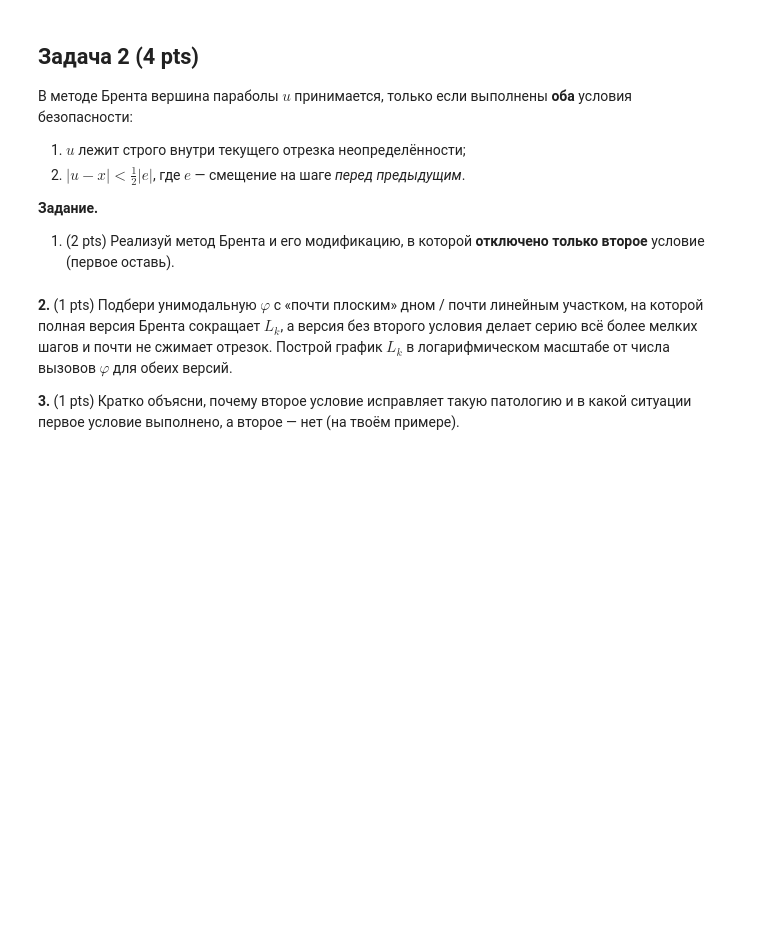
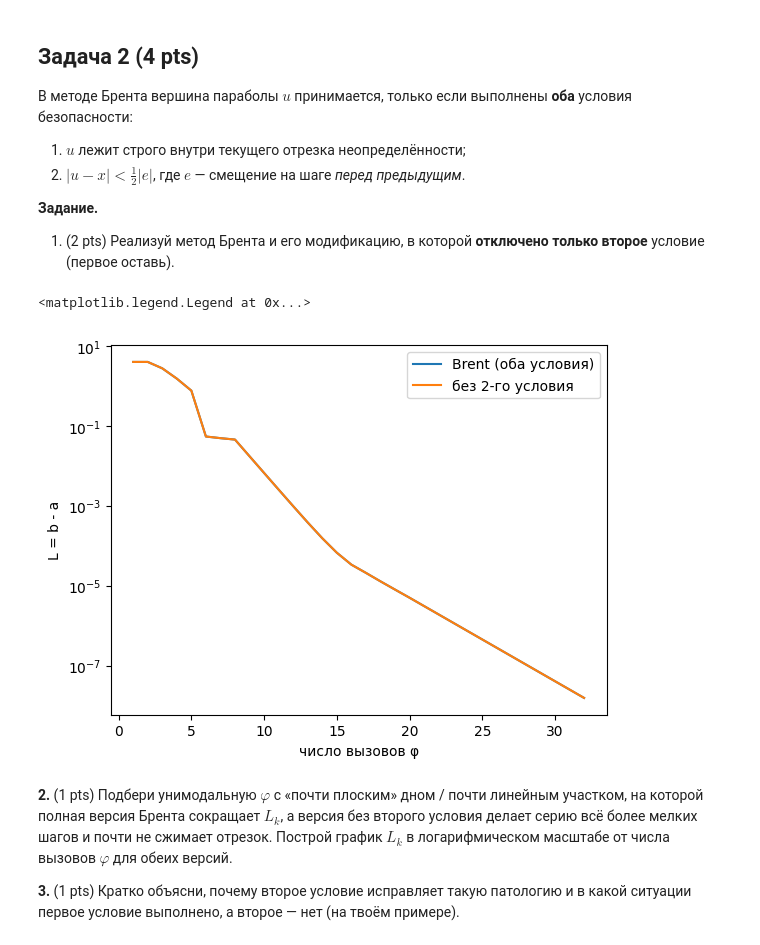
Before and after one commit to dchurikov1983/msc-methods-optimization-autumn-2026, a Jupyter notebook: Неделя 2 Матричное дифференцирование и одномерная оптимизация/Неделя 2_Методы оптимизации_ДЗ done.ipynb, the cells around one changed output. Cells and saved outputs as stored; diff of their text form; code cells hidden in the pictures; blank space fills up the shorter version.

Commit message:
added brent task

```diff
--- a/Неделя 2 Матричное дифференцирование и одномерная оптимизация/Неделя 2_Методы оптимизации_ДЗ done.ipynb
+++ b/Неделя 2 Матричное дифференцирование и одномерная оптимизация/Неделя 2_Методы оптимизации_ДЗ done.ipynb
@@ -73,7 +88,19 @@ def parabolic_vertex(v, fv, w, fw, x, fx):
     # Подсказка: используй ту же формулу, что на слайдах (через x как опорную точку),
     # либо u = -b/(2a) для p(t) = a t^2 + b t + c
     # TODO: реализуй
-    raise NotImplementedError
+    # Проверка на совпадение точек по абсциссе
+    if np.isclose(x, v) or np.isclose(x, w) or np.isclose(v, w):
+        return None
+
+    # Численно устойчивая схема интерполяции относительно x
+    p = (x - v) ** 2 * (fx - fw) - (x - w) ** 2 * (fx - fv)
+    q = 2 * ((x - v) * (fx - fw) - (x - w) * (fx - fv))
+
+    if np.isclose(q, 0.0):
+        return None
+
+    u = x - p / q
+    return u
 
 
 def brent(phi, a, b, eps=1e-8, use_second_safety=True, max_evals=10_000):
@@ -114,40 +141,75 @@ def brent(phi, a, b, eps=1e-8, use_second_safety=True, max_evals=10_000):
     d = 0.0  # последнее смещение
 
     while (b - a) > eps and n_evals < max_evals:
         # 1) кандидат параболы
         u = parabolic_vertex(v, fv, w, fw, x, fx)
 
         # 2) условия
         accept_parabola = (
             u is not None
             and (a < u < b)
             # TODO: второе условие — учитывай флаг use_second_safety
+            # Если флаг выключен, правая часть `or` даже не проверяется
+            and (not use_second_safety or abs(u - x) < 0.5 * abs(e))
         )
 
         if accept_parabola:
             pass  # u уже задан
         else:
             # шаг золотого сечения в большую половину
             # TODO
-            raise NotImplementedError("golden-section fallback")
+            tau = (np.sqrt(5) - 1) / 2
+            if x >= 0.5 * (a + b):
+                u = x - (tau**2) * (x - a)
+            else:
+                u = x + (tau**2) * (b - x)
+            #raise NotImplementedError("golden-section fallback")
 
         # 3) обновить историю смещений и вычислить phi(u)
         e, d = d, u - x
         fu = eval_phi(u)
 
         # 4) обновить [a, b] и точки v, w, x (x — лучшая)
         # TODO: сохрани отрезок, в котором находится минимум, и упорядочи v, w, x по значениям phi
-        raise NotImplementedError("bracket / (v, w, x) update")
+        if u < x:
+            if fu <= fx:
+                b = x
+                v, fv = w, fw
+                w, fw = x, fx
+                x, fx = u, fu
+            else:
+                a = u
+                if fu <= fw or np.isclose(w, x):
+                    v, fv = w, fw
+                    w, fw = u, fu
+                elif fu <= fv or np.isclose(v, x) or np.isclose(v, w):
+                    v, fv = u, fu
+        else:  # u >= x
+            if fu <= fx:
+                a = x
+                v, fv = w, fw
+                w, fw = x, fx
+                x, fx = u, fu
+            else:
+                b = u
+                if fu <= fw or np.isclose(w, x):
+                    v, fv = w, fw
+                    w, fw = u, fu
+                elif fu <= fv or np.isclose(v, x) or np.isclose(v, w):
+                    v, fv = u, fu
 
     return x, n_evals, history
 
 
 # Пример использования
-# x1, n1, h1 = brent(phi, a, b, use_second_safety=True)
-# x2, n2, h2 = brent(phi, a, b, use_second_safety=False)
-# plt.semilogy(h1["evals"], h1["L"], label="Brent (оба условия)")
-# plt.semilogy(h2["evals"], h2["L"], label="без 2-го условия")
-# plt.xlabel("число вызовов φ"); plt.ylabel("L = b - a"); plt.legend()
+x1, n1, h1 = brent(phi, a, b, use_second_safety=True)
+x2, n2, h2 = brent(phi, a, b, use_second_safety=False)
+plt.semilogy(h1["evals"], h1["L"], label="Brent (оба условия)")
+plt.semilogy(h2["evals"], h2["L"], label="без 2-го условия")
+plt.xlabel("число вызовов φ"); plt.ylabel("L = b - a"); plt.legend()
+# %% [output]
+<matplotlib.legend.Legend at 0x...>
+[figure, added]
 # %% [markdown]
 
 __2.__ (1 pts) Подбери унимодальную $\varphi$ с «почти плоским» дном / почти линейным участком, на которой полная версия Брента сокращает $L_k$, а версия без второго условия делает серию всё более мелких шагов и почти не сжимает отрезок. Построй график $L_k$ в логарифмическом масштабе от числа вызовов $\varphi$ для обеих версий.
```
Also changed, not shown: parts of 5 cells of this notebook.
